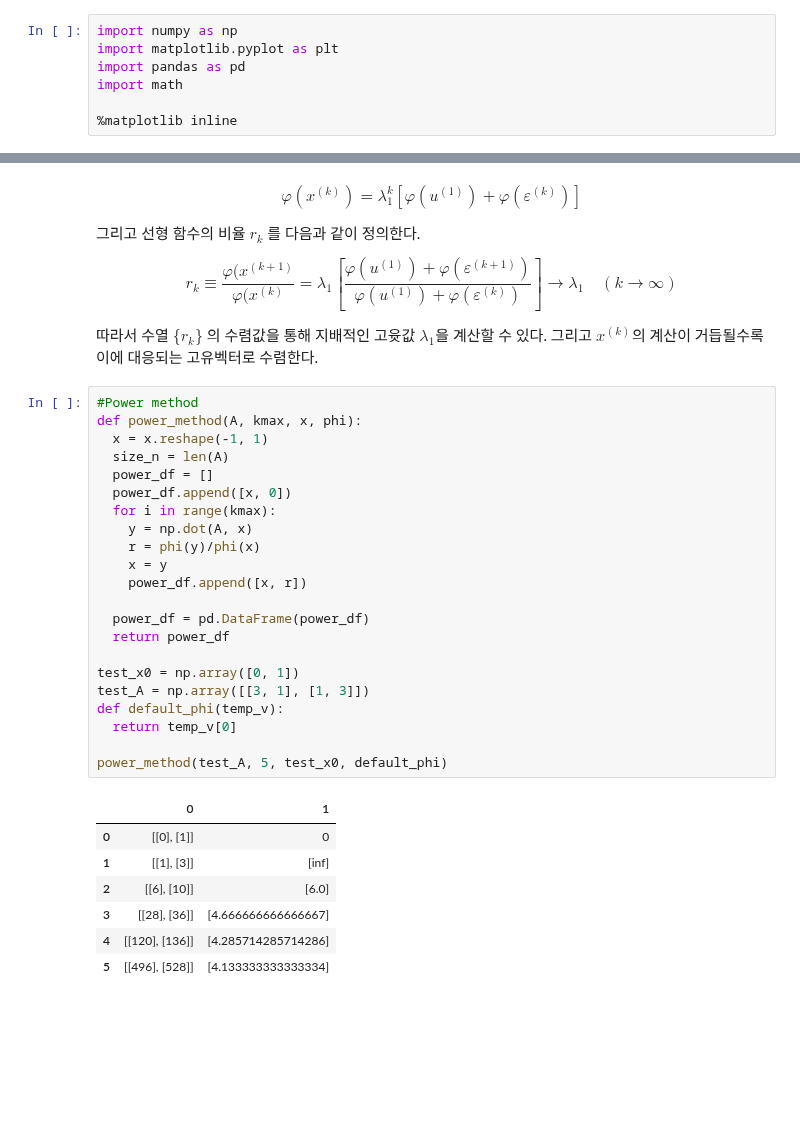
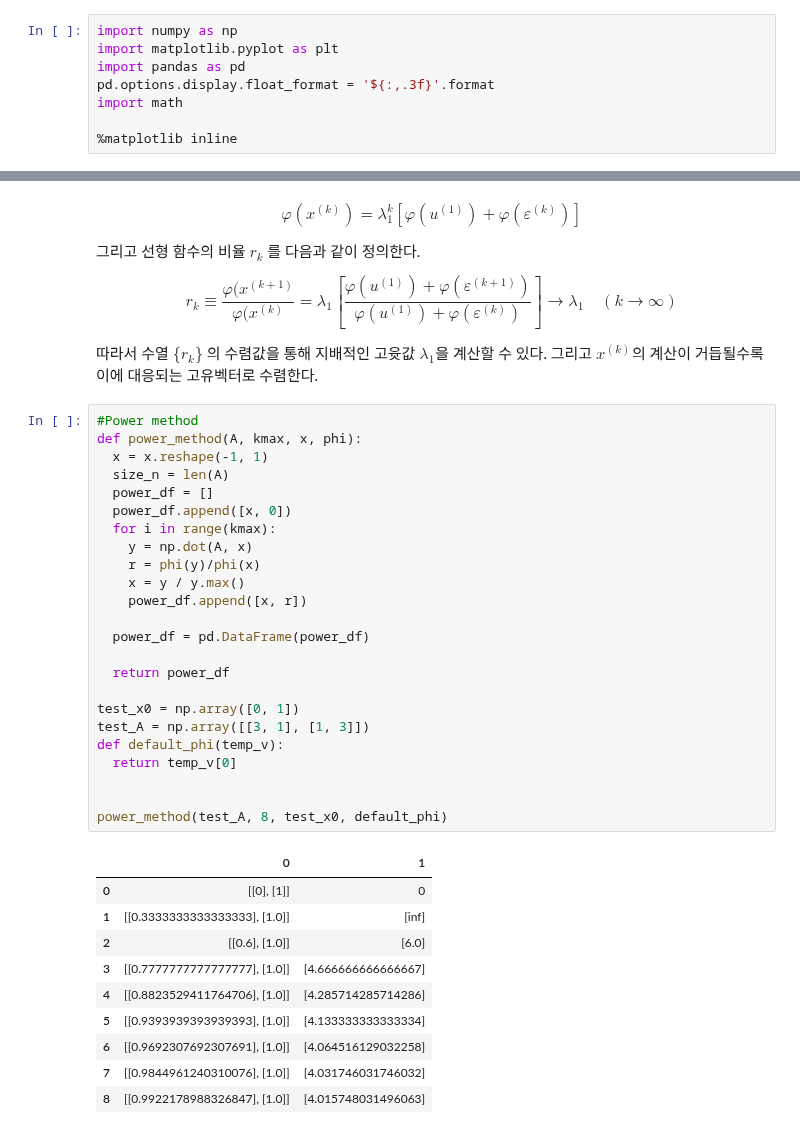
Before and after one commit to tirals88/Numerical-Mathematics-and-Computing, a Jupyter notebook: Chap8_More on Linear Systems.ipynb, the cells around one changed output, grey strips where cells are left out. Saved outputs shown, nothing was run; the diff lists cells and outputs as text; blank space fills up the shorter version.

```diff
--- a/Chap8_More on Linear Systems.ipynb
+++ b/Chap8_More on Linear Systems.ipynb
@@ -4,6 +4,7 @@
 import numpy as np
 import matplotlib.pyplot as plt
 import pandas as pd
+pd.options.display.float_format = '${:,.3f}'.format
 import math
 
 %matplotlib inline
@@ -462,30 +463,35 @@ $$r_{k} \equiv \frac{\varphi(x^{(k+1)}}{\varphi(x^{(k)}} = \lambda_{1}[\frac{\va
 # %%
 #Power method
 def power_method(A, kmax, x, phi):
   x = x.reshape(-1, 1)
   size_n = len(A)
   power_df = []
   power_df.append([x, 0])
   for i in range(kmax):
     y = np.dot(A, x)
     r = phi(y)/phi(x)
-    x = y
+    x = y / y.max()
     power_df.append([x, r])
 
   power_df = pd.DataFrame(power_df)
+
   return power_df
 
 test_x0 = np.array([0, 1])
 test_A = np.array([[3, 1], [1, 3]])
 def default_phi(temp_v):
   return temp_v[0]
 
-power_method(test_A, 5, test_x0, default_phi)
+
+power_method(test_A, 8, test_x0, default_phi)
 # %% [output]
 |  | 0 | 1 |
 | 0 | [[0], [1]] | 0 |
-| 1 | [[1], [3]] | [inf] |
-| 2 | [[6], [10]] | [6.0] |
-| 3 | [[28], [36]] | [4.666666666666667] |
-| 4 | [[120], [136]] | [4.285714285714286] |
-| 5 | [[496], [528]] | [4.133333333333334] |
+| 1 | [[0.3333333333333333], [1.0]] | [inf] |
+| 2 | [[0.6], [1.0]] | [6.0] |
+| 3 | [[0.7777777777777777], [1.0]] | [4.666666666666667] |
+| 4 | [[0.8823529411764706], [1.0]] | [4.285714285714286] |
+| 5 | [[0.9393939393939393], [1.0]] | [4.133333333333334] |
+| 6 | [[0.9692307692307691], [1.0]] | [4.064516129032258] |
+| 7 | [[0.9844961240310076], [1.0]] | [4.031746031746032] |
+| 8 | [[0.9922178988326847], [1.0]] | [4.015748031496063] |
```
